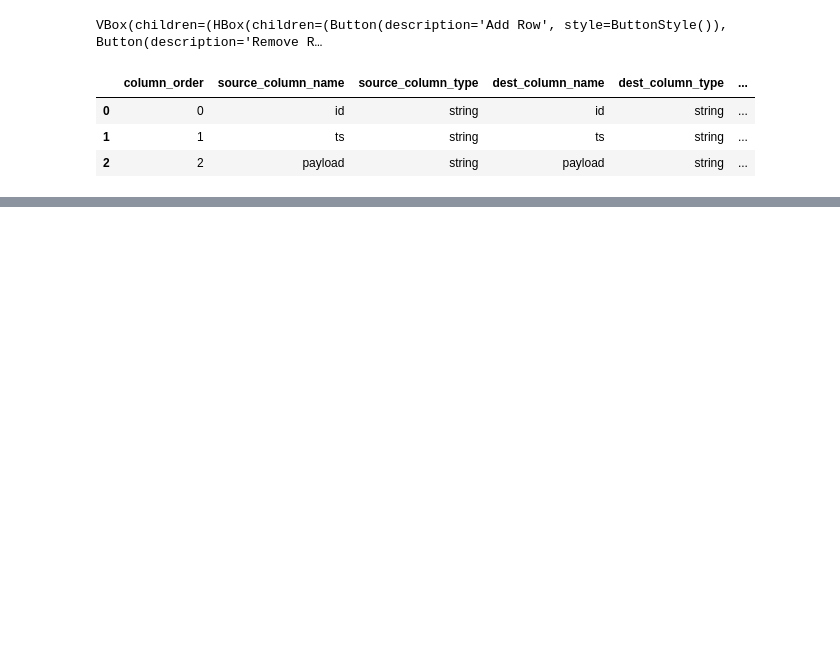
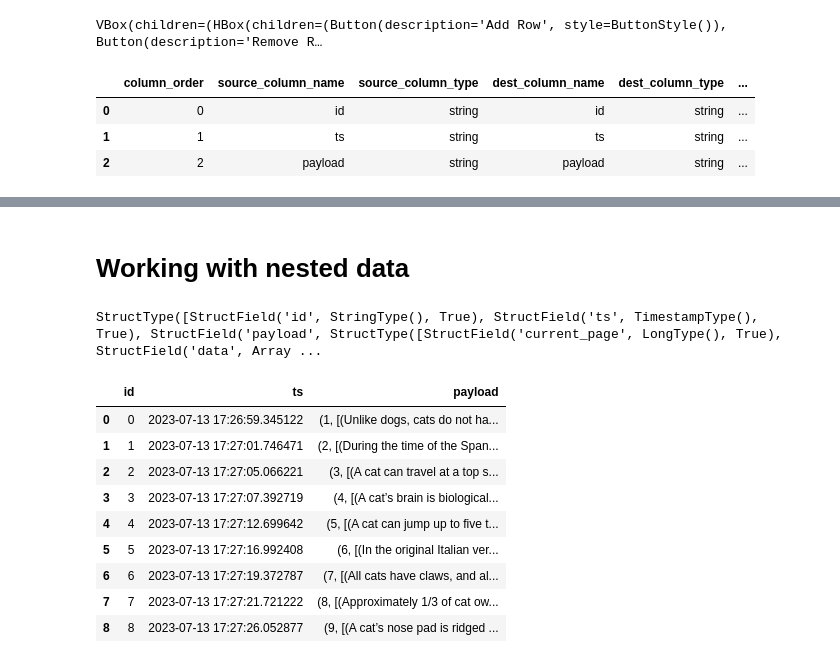
Before and after one commit to GeorgelPreput/pushcart, a Jupyter notebook: examples/metadata.ipynb, the cells around one changed output, grey strips where cells are left out. Saved outputs shown, nothing was run; the diff lists cells and outputs as text; code cells hidden in the pictures; blank space fills up the shorter version.

```diff
--- a/examples/metadata.ipynb
+++ b/examples/metadata.ipynb
@@ -122 +79,22 @@ StructType([StructField('id', StringType(), False), StructField('ts', StringType
+# %% [markdown]
+# Working with nested data
+# %%
+input_nested_data = spark.read.format("parquet").load(
+    "tests/data/sample_nested_data.parquet",
+)
+
+print(input_nested_data.schema)  # noqa: T201
+input_nested_data.pandas_api()
+# %% [output]
+StructType([StructField('id', StringType(), True), StructField('ts', TimestampType(), True), StructField('payload', StructType([StructField('current_page', LongType(), True), StructField('data', Array ...
+|  | id | ts | payload |
+| 0 | 0 | 2023-07-13 17:26:59.345122 | (1, [(Unlike dogs, cats do not ha... |
+| 1 | 1 | 2023-07-13 17:27:01.746471 | (2, [(During the time of the Span... |
+| 2 | 2 | 2023-07-13 17:27:05.066221 | (3, [(A cat can travel at a top s... |
+| 3 | 3 | 2023-07-13 17:27:07.392719 | (4, [(A cat’s brain is biological... |
+| 4 | 4 | 2023-07-13 17:27:12.699642 | (5, [(A cat can jump up to five t... |
+| 5 | 5 | 2023-07-13 17:27:16.992408 | (6, [(In the original Italian ver... |
+| 6 | 6 | 2023-07-13 17:27:19.372787 | (7, [(All cats have claws, and al... |
+| 7 | 7 | 2023-07-13 17:27:21.721222 | (8, [(Approximately 1/3 of cat ow... |
+| 8 | 8 | 2023-07-13 17:27:26.052877 | (9, [(A cat’s nose pad is ridged ... |
 # %%
```
Also changed, not shown: parts of 21 cells of this notebook, 53 other files.
